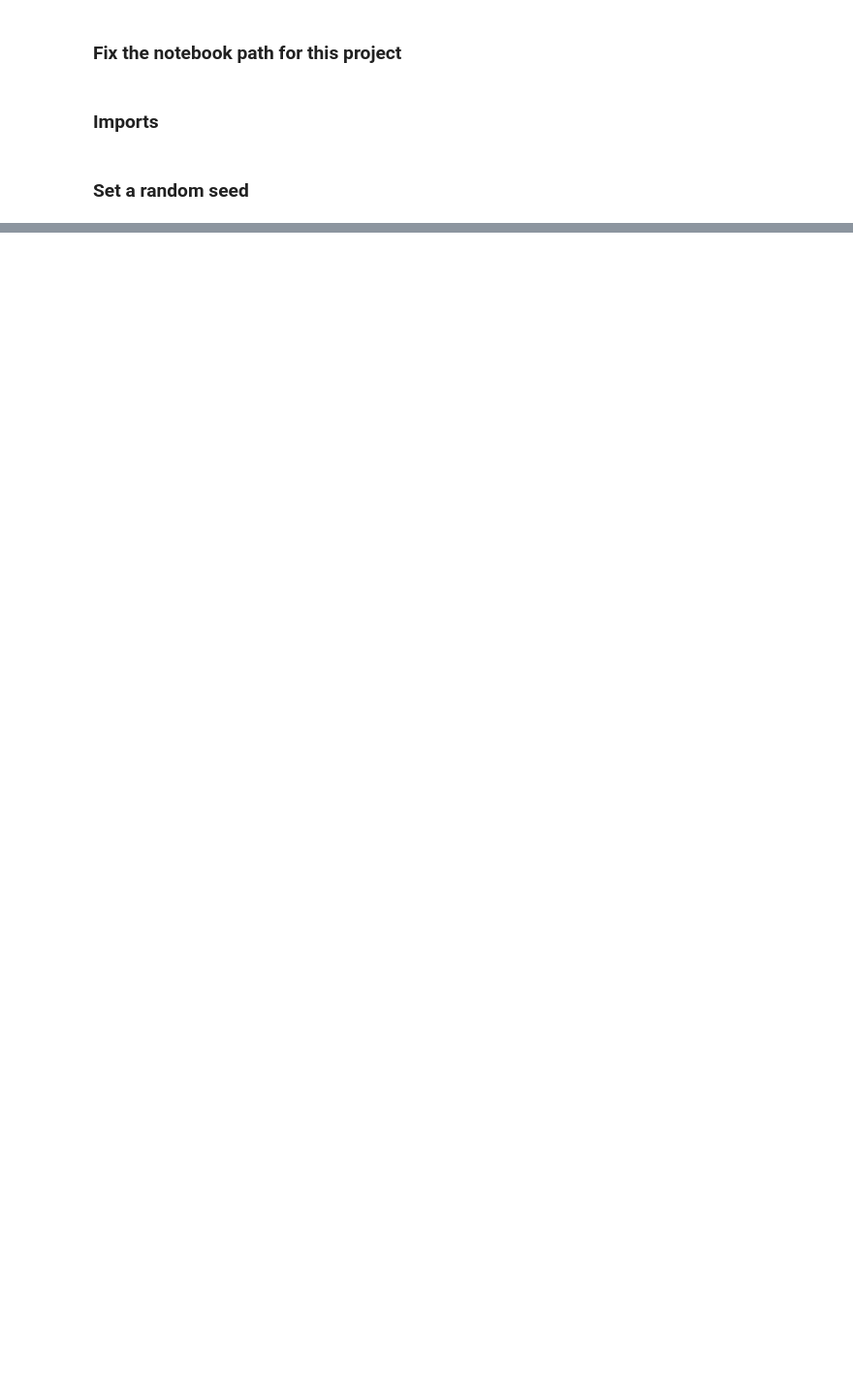
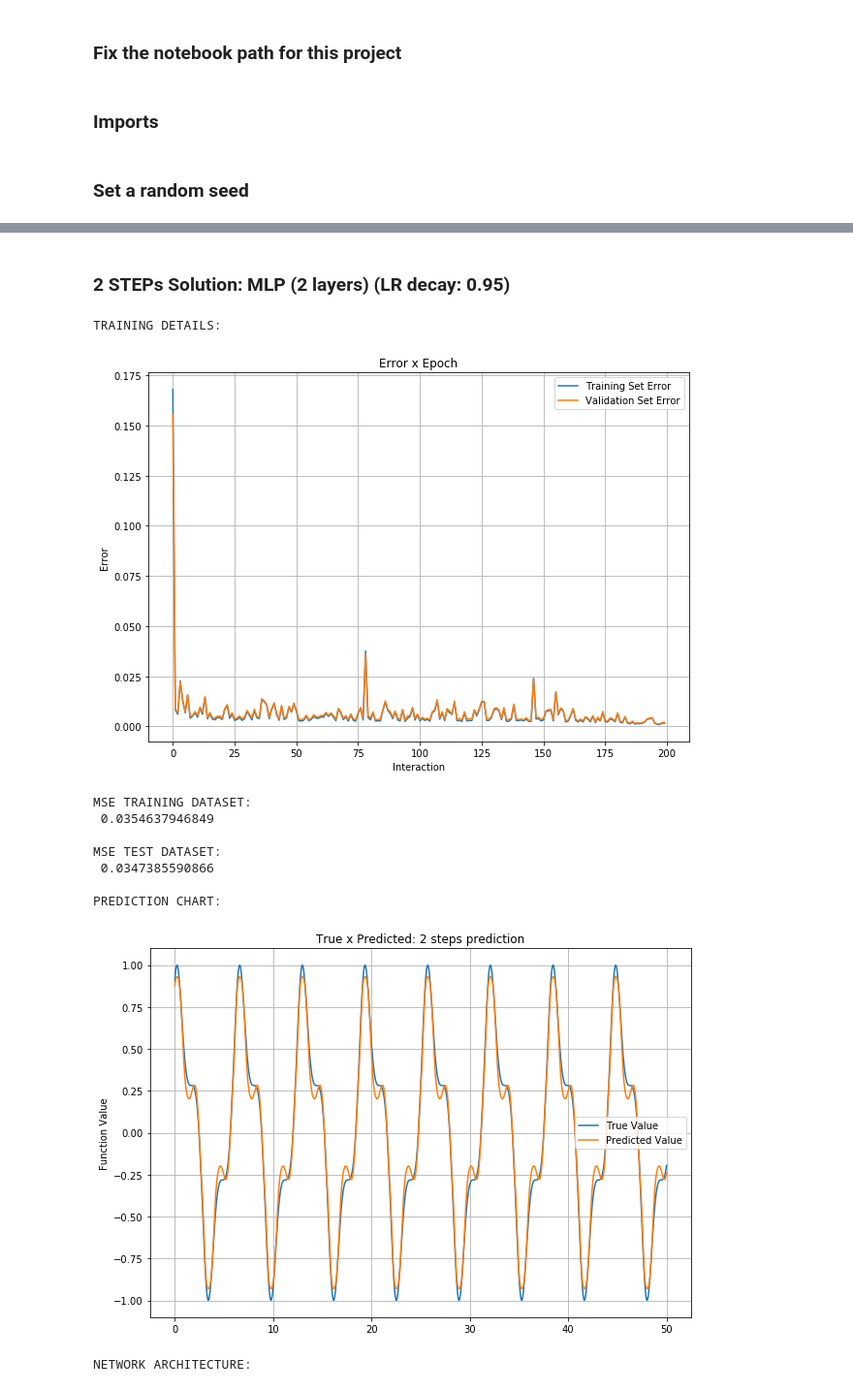
Before and after one commit to RenanGBarreto/neural-network-lib, a Jupyter notebook: notebooks/L1Q5.ipynb, the cells around one changed output, grey strips where cells are left out. Shown at 97% size. Saved outputs shown, nothing was run; the diff lists cells and outputs as text; code cells hidden in the pictures; blank space fills up the shorter version.

```diff
--- a/notebooks/L1Q5.ipynb
+++ b/notebooks/L1Q5.ipynb
@@ -88,0 +81,48 @@ NETWORK ARCHITECTURE:
+# %% [markdown]
+### 2 STEPs Solution: MLP (2 layers) (LR decay: 0.95)
+# %%
+X, y = createDataSetL1Q5(1000, lookback=10, lookahead=2)
+X_train, X_test, y_train, y_test = train_test_split(X, y, test_size=0.2, random_state=SEED, shuffle=True)
+
+model = NeuralNetwork(10, [6, 1], isClassification=False, lr=0.5, autoEncode=False, activation='tanh',
+                      activation_last_layer='tanh', seed=SEED, momentum=0.2)
+
+print("TRAINING DETAILS:")
+model.fit(X=X_train, y=y_train, epochs=200, verbose=False, plot=True, shuffle=True, batch_size=1, lr_decay=0.95)
+
+y_test_true = np.reshape(y_test, (len(y_test)))
+y_test_pred = np.reshape(model.predict(X_test), (len(X_test)))
+y_train_true = np.reshape(y_train, (len(y_train)))
+y_train_pred = np.reshape(model.predict(X_train), (len(X_train)))
+
+print("MSE TRAINING DATASET:\n", mean_absolute_error(y_train_true, y_train_pred), "\n")
+print("MSE TEST DATASET:\n", mean_absolute_error(y_test_true, y_test_pred), "\n")
+
+print("PREDICTION CHART:")
+
+X_sequence, y_sequence = createDataSetL1Q5(850, lookback=10, lookahead=2)
+y_sequence_true = np.reshape(y_sequence, (len(y_sequence)))
+y_sequence_pred = np.reshape(model.predict(X_sequence), (len(y_sequence)))
+
+fig, ax = plt.subplots(figsize=(10,7))
+ax.plot(np.linspace(0, 50, len(y_sequence_true)), y_sequence_true, label="True Value")
+ax.plot(np.linspace(0, 50, len(y_sequence_true)), y_sequence_pred, label="Predicted Value")
+ax.set(xlabel='', ylabel='Function Value', title='True x Predicted: 2 steps prediction')
+ax.legend()
+ax.grid()
+plt.show()
+
+print("NETWORK ARCHITECTURE:")
+model.draw(size=(10,8))
+# %% [output]
+TRAINING DETAILS:
+[figure, added]
+MSE TRAINING DATASET:
+ 0.0354637946849
+
+MSE TEST DATASET:
+ 0.0347385590866
+
+PREDICTION CHART:
+[figure, added]
+NETWORK ARCHITECTURE:
```
Also changed, not shown: parts of 13 cells of this notebook, 13 other files.
